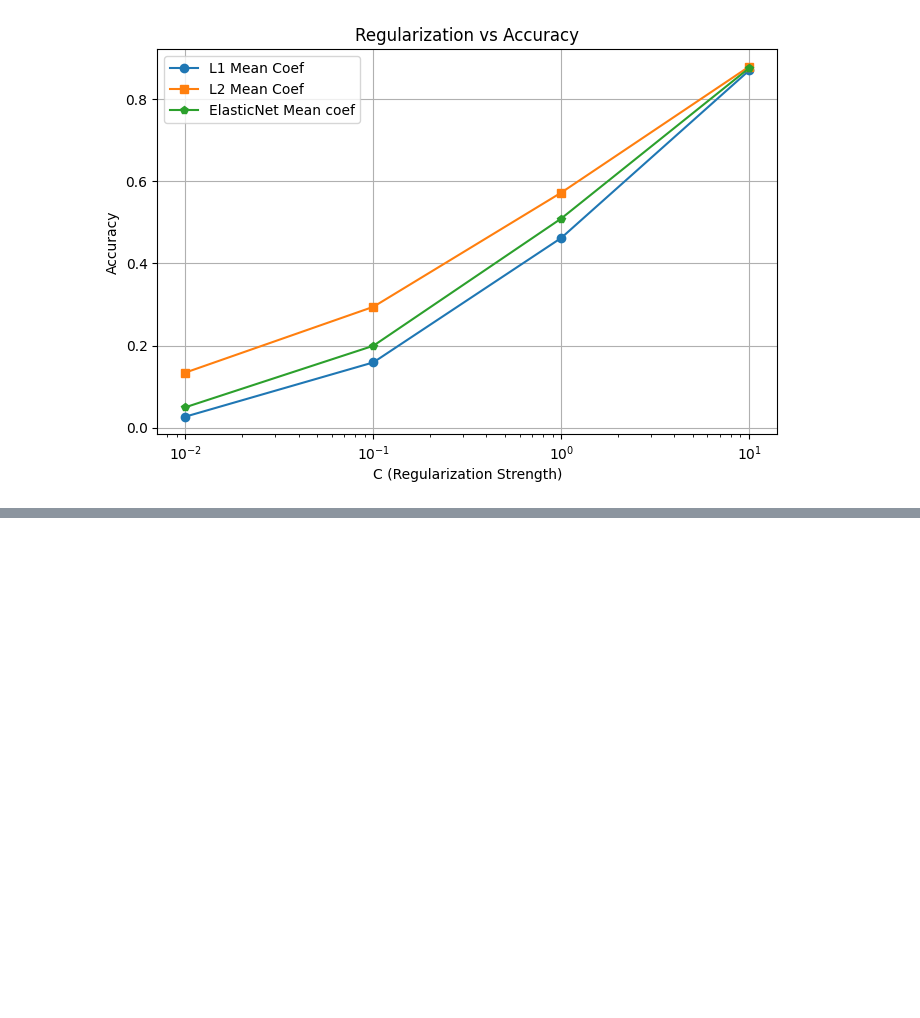
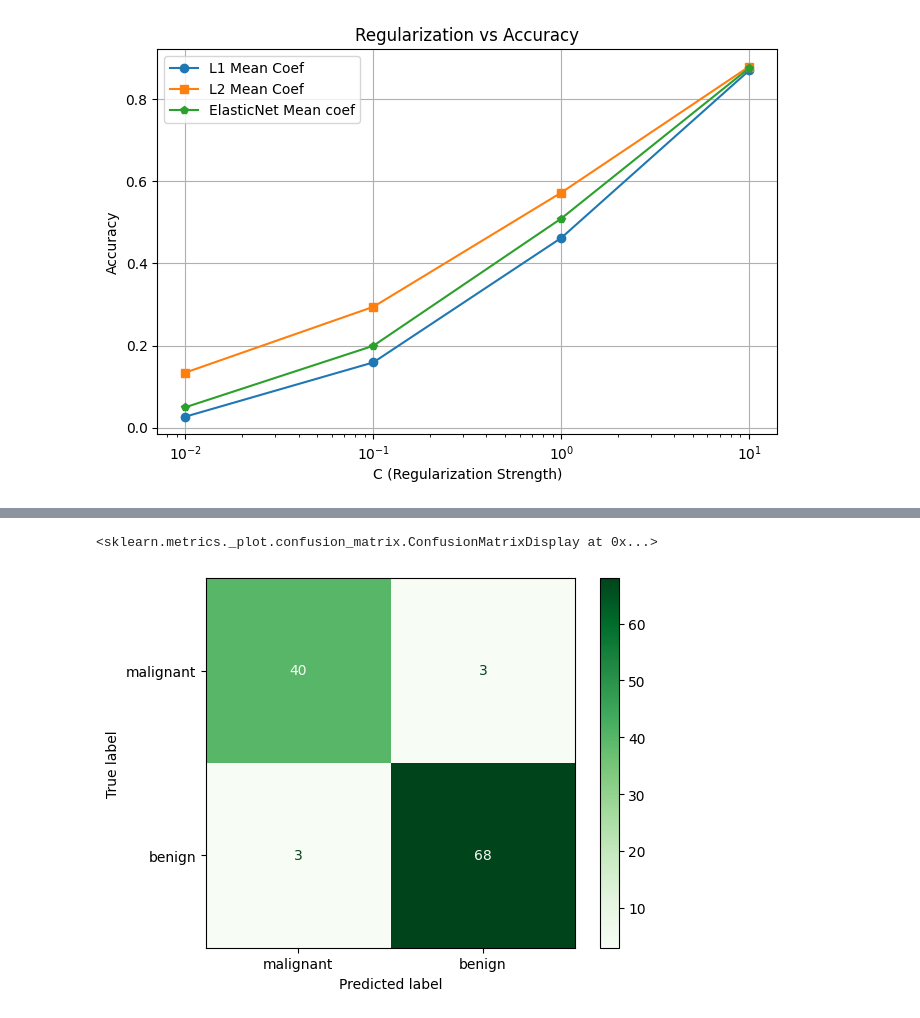
Before and after one commit to gokulsukesan/ai-solution-architect-transition, a Jupyter notebook: month1_core_ml/notebooks/ml_basics.ipynb, the cells around one changed output, grey strips where cells are left out. Drawn from its saved outputs; the diff is of its cells as text; code cells hidden in the pictures; blank space fills up the shorter version.

```diff
--- a/month1_core_ml/notebooks/ml_basics.ipynb
+++ b/month1_core_ml/notebooks/ml_basics.ipynb
@@ -642,0 +686,15 @@ plt.show()
+# %%
+from sklearn.tree import DecisionTreeClassifier
+
+model = DecisionTreeClassifier(random_state = 42)
+
+model.fit(X_train_std, y_train)
+y_pred_dt = model.predict(X_test_std)
+
+cm_dt = confusion_matrix(y_test, y_pred_dt)
+
+cm_disp_dt = ConfusionMatrixDisplay(confusion_matrix = cm_dt, display_labels = data.target_names)
+cm_disp_dt.plot(cmap = 'Greens', values_format = 'd')
+# %% [output]
+<sklearn.metrics._plot.confusion_matrix.ConfusionMatrixDisplay at 0x...>
+[figure, added]
```
Also changed, not shown: parts of 5 cells of this notebook.
